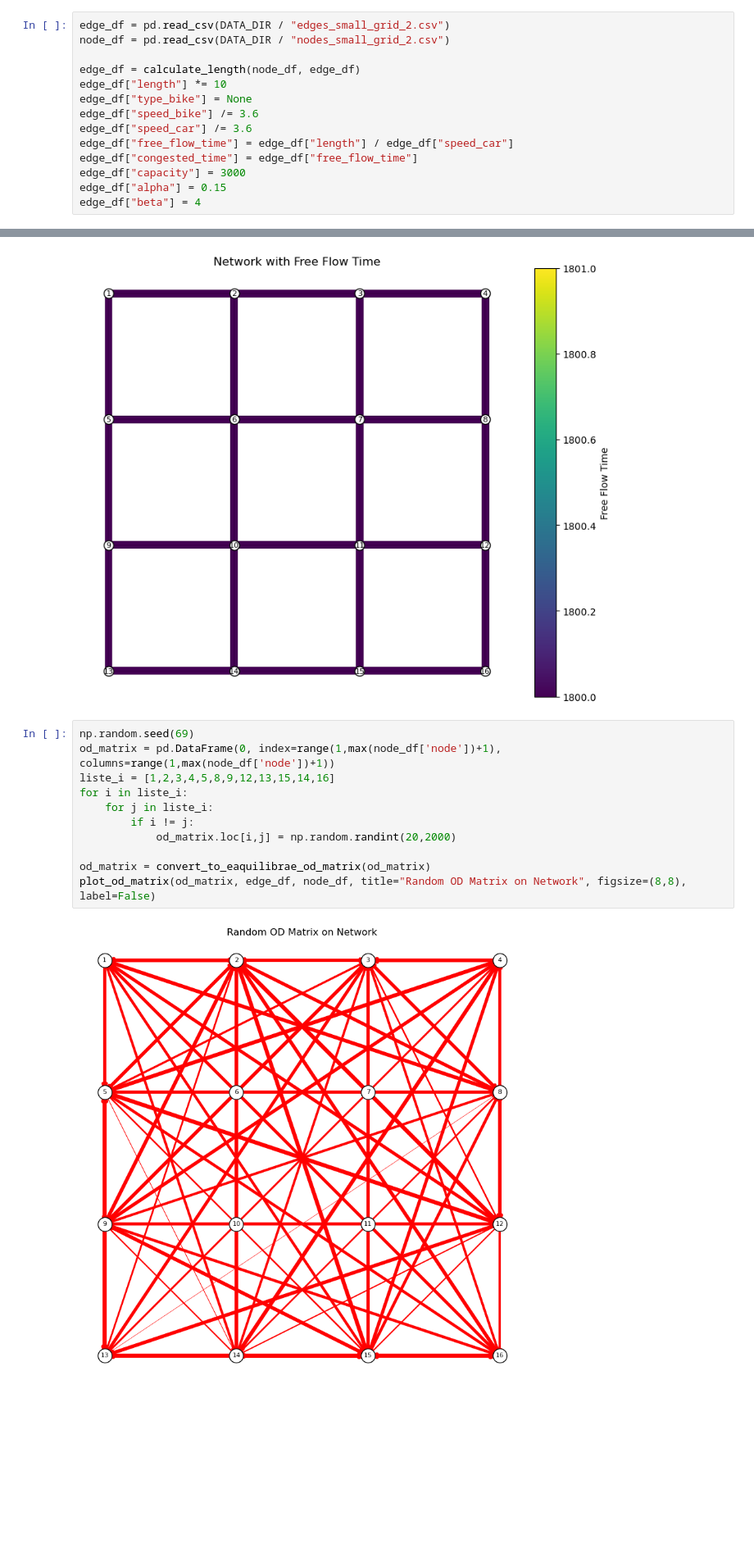
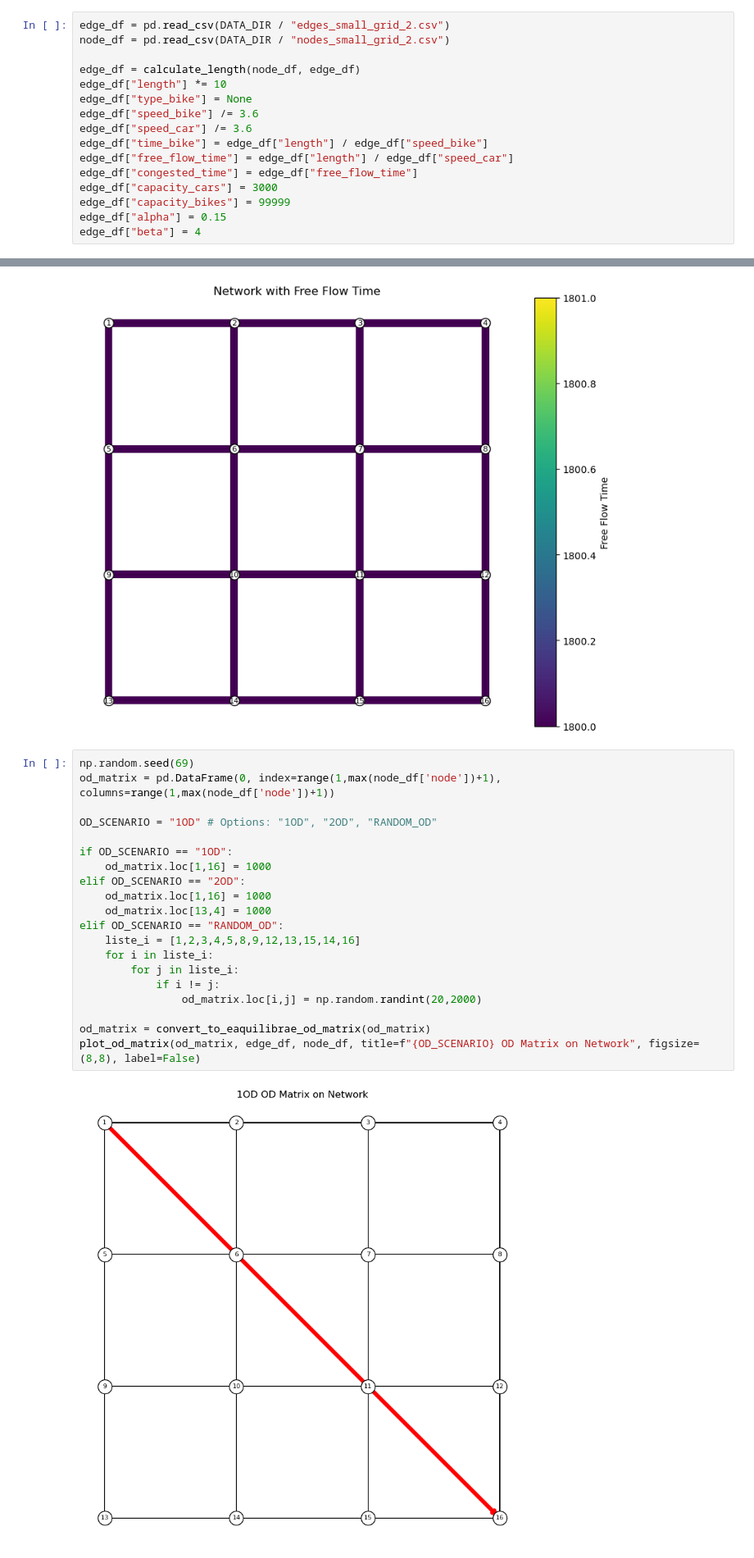
Before and after one commit to tim-lemm/code_these, a Jupyter notebook: notebooks/bike_model_v3.ipynb, the cells around one changed output, grey strips where cells are left out. Shown at 82% size. Drawn from its saved outputs; the diff is of its cells as text; blank space fills up the shorter version.

```diff
--- a/notebooks/bike_model_v3.ipynb
+++ b/notebooks/bike_model_v3.ipynb
@@ -290,9 +291,11 @@ edge_df["length"] *= 10
 edge_df["type_bike"] = None
 edge_df["speed_bike"] /= 3.6
 edge_df["speed_car"] /= 3.6
+edge_df["time_bike"] = edge_df["length"] / edge_df["speed_bike"]
 edge_df["free_flow_time"] = edge_df["length"] / edge_df["speed_car"]
 edge_df["congested_time"] = edge_df["free_flow_time"]
-edge_df["capacity"] = 3000
+edge_df["capacity_cars"] = 3000
+edge_df["capacity_bikes"] = 99999
 edge_df["alpha"] = 0.15
 edge_df["beta"] = 4
 # %%
@@ -309,16 +312,25 @@ plot_network(edge_df, node_df,
 # %%
 np.random.seed(69)
 od_matrix = pd.DataFrame(0, index=range(1,max(node_df['node'])+1), columns=range(1,max(node_df['node'])+1))
-liste_i = [1,2,3,4,5,8,9,12,13,15,14,16]
-for i in liste_i:
-    for j in liste_i:
-        if i != j:
-            od_matrix.loc[i,j] = np.random.randint(20,2000)
+
+OD_SCENARIO = "1OD" # Options: "1OD", "2OD", "RANDOM_OD"
+
+if OD_SCENARIO == "1OD":
+    od_matrix.loc[1,16] = 1000
+elif OD_SCENARIO == "2OD":
+    od_matrix.loc[1,16] = 1000
+    od_matrix.loc[13,4] = 1000
+elif OD_SCENARIO == "RANDOM_OD":
+    liste_i = [1,2,3,4,5,8,9,12,13,15,14,16]
+    for i in liste_i:
+        for j in liste_i:
+            if i != j:
+                od_matrix.loc[i,j] = np.random.randint(20,2000)
 
 od_matrix = convert_to_eaquilibrae_od_matrix(od_matrix)
-plot_od_matrix(od_matrix, edge_df, node_df, title="Random OD Matrix on Network", figsize=(8,8), label=False)
+plot_od_matrix(od_matrix, edge_df, node_df, title=f"{OD_SCENARIO} OD Matrix on Network", figsize=(8,8), label=False)
 # %% [output]
-[figure, old version]
+[figure, new version]
 # %% [markdown]
 ### Test of ta_due
 # %%
```
Also changed, not shown: parts of 7 cells of this notebook, 1 other file.
